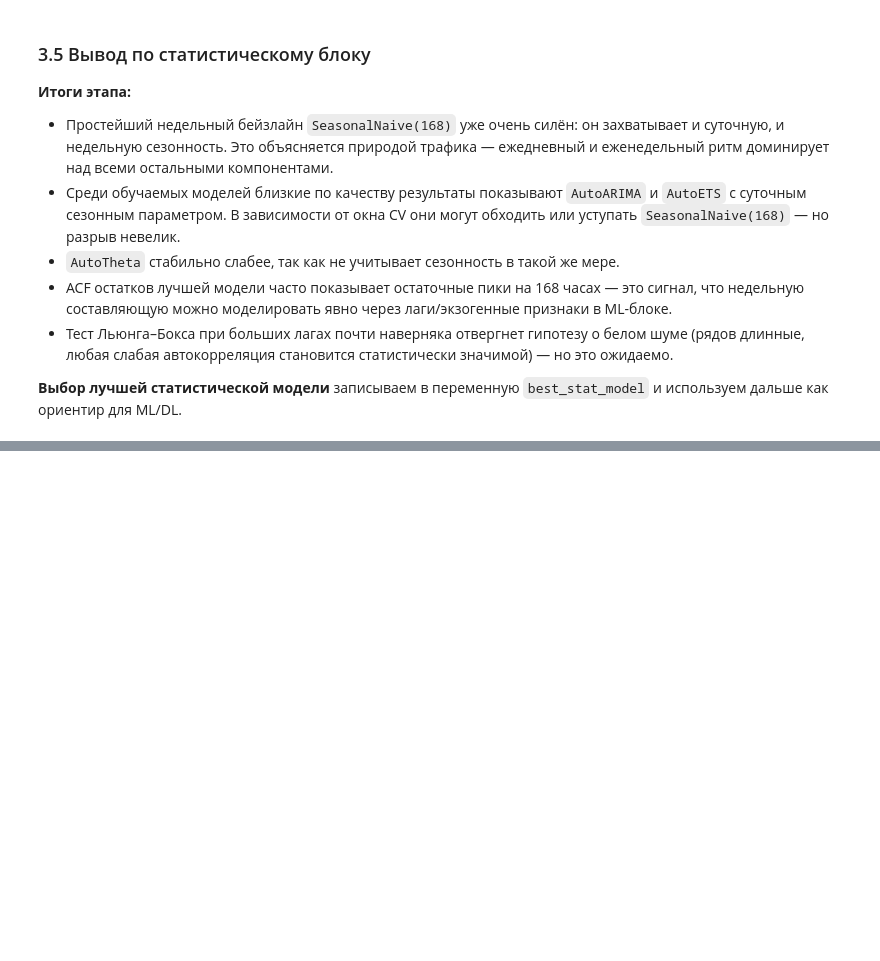
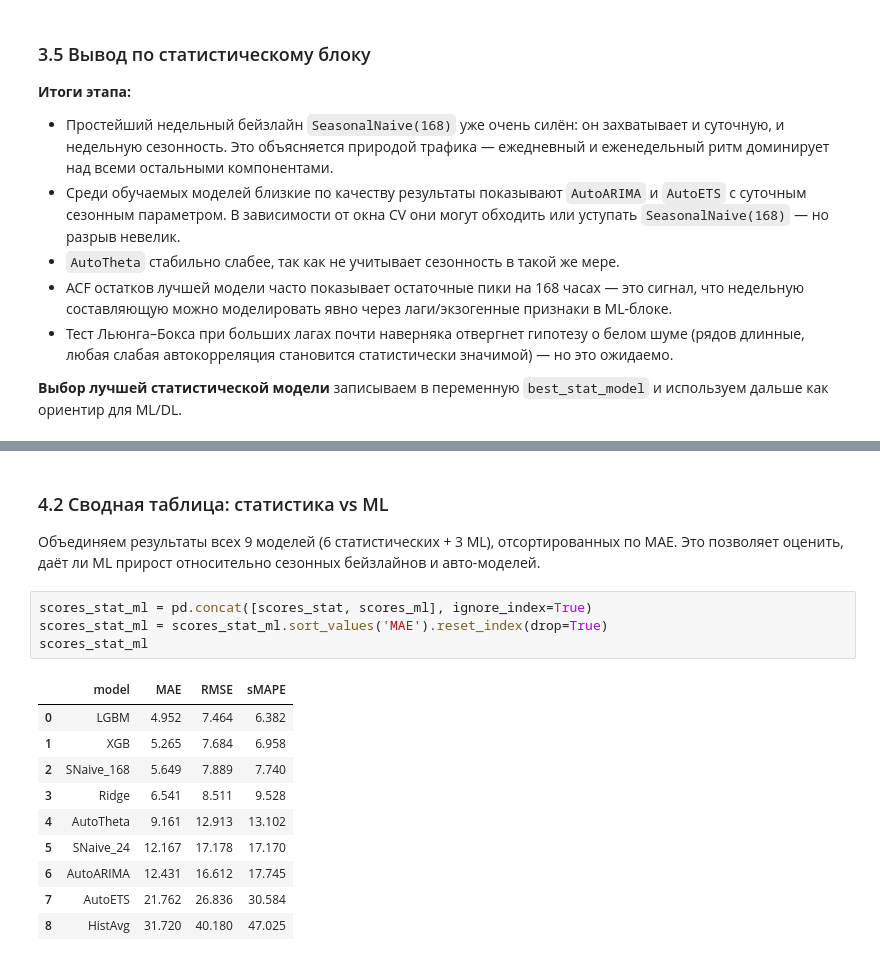
Before and after one commit to AinurGalimzyanov/TrafficForecasting, a Jupyter notebook: notebooks/analysis.ipynb, the cells around one changed output, grey strips where cells are left out. Cells and saved outputs as stored; diff of their text form; blank space fills up the shorter version.

```diff
--- a/notebooks/analysis.ipynb
+++ b/notebooks/analysis.ipynb
@@ -695,0 +829,21 @@ lb
+# %% [markdown]
+### 4.2 Сводная таблица: статистика vs ML
+
+Объединяем результаты всех 9 моделей (6 статистических + 3 ML), отсортированных
+по MAE. Это позволяет оценить, даёт ли ML прирост относительно сезонных
+бейзлайнов и авто-моделей.
+# %%
+scores_stat_ml = pd.concat([scores_stat, scores_ml], ignore_index=True)
+scores_stat_ml = scores_stat_ml.sort_values('MAE').reset_index(drop=True)
+scores_stat_ml
+# %% [output]
+|  | model | MAE | RMSE | sMAPE |
+| 0 | LGBM | 4.952 | 7.464 | 6.382 |
+| 1 | XGB | 5.265 | 7.684 | 6.958 |
+| 2 | SNaive_168 | 5.649 | 7.889 | 7.740 |
+| 3 | Ridge | 6.541 | 8.511 | 9.528 |
+| 4 | AutoTheta | 9.161 | 12.913 | 13.102 |
+| 5 | SNaive_24 | 12.167 | 17.178 | 17.170 |
+| 6 | AutoARIMA | 12.431 | 16.612 | 17.745 |
+| 7 | AutoETS | 21.762 | 26.836 | 30.584 |
+| 8 | HistAvg | 31.720 | 40.180 | 47.025 |
```
Also changed, not shown: parts of 9 cells of this notebook.
